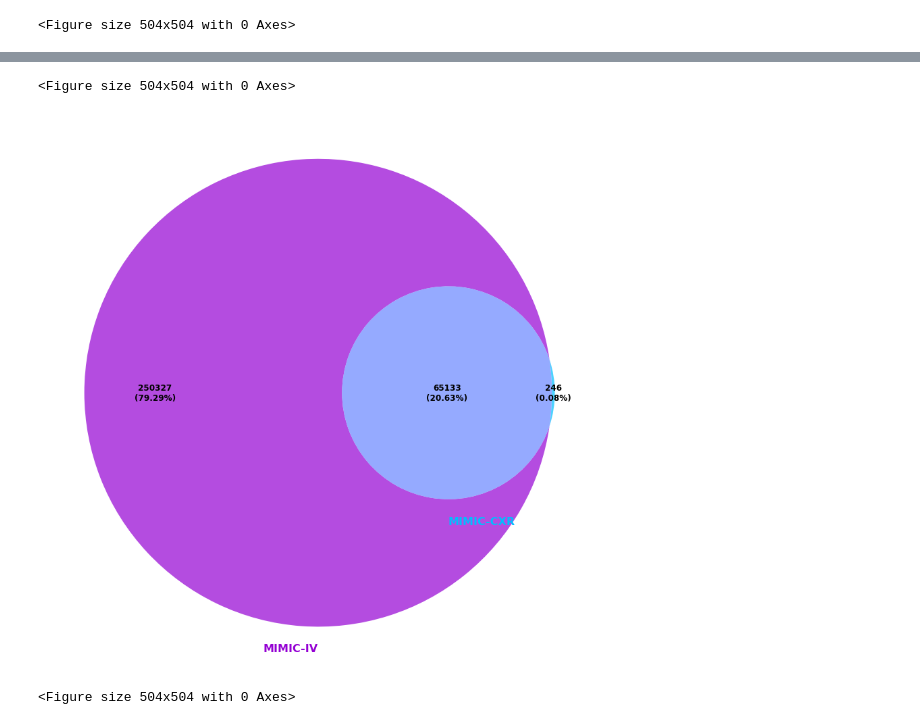
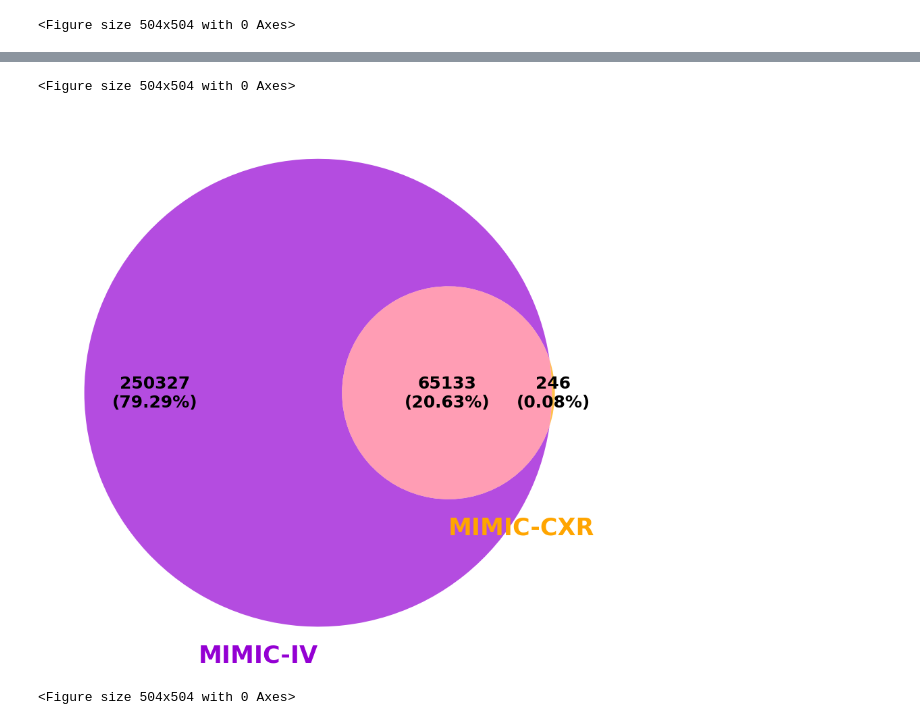
Before and after one commit to ChihchengHsieh/multimodal-abnormalities-detection, a Jupyter notebook: [DA] datasets_intersectinos.ipynb, the cells around one changed output, grey strips where cells are left out. Drawn from its saved outputs; the diff is of its cells as text; code cells hidden in the pictures.

```diff
--- a/[DA] datasets_intersectinos.ipynb
+++ b/[DA] datasets_intersectinos.ipynb
@@ -68,3 +68,42 @@ plt.figure(figsize=(7, 7))
 <Figure size 504x504 with 0 Axes>
 [figure]
 <Figure size 504x504 with 0 Axes>
+# %%
+sets = [set(triage_patients), set(cxr_patients)]
+colors = ["deepskyblue", "orange"]
+labels = ["MIMIC-IV ED", "MIMIC-CXR"]
+# colors = ['purple', 'skyblue']
+
+total = len(set(triage_patients).union(set(cxr_patients)))
+
+plt.figure(figsize=(15, 15))
+ax = plt.gca()
+v = venn2(
+    subsets=sets,
+    set_labels=labels,
+    ax=ax,
+    set_colors=colors,
+    alpha=0.7,
+    subset_label_formatter=lambda x: str(x) + "\n(" + f"{(x/total):1.2%}" + ")" if not x==0 else""
+    # subset_label_formatter=lambda x: f"{(x/total):1.0%}",
+)
+i = 0
+for text in v.set_labels:
+    if not text is None:
+        text.set_color(colors[i])
+        i += 1
+        text.set_fontsize(35)
+        text.set_fontweight("bold")
+
+v.subset_labels[0]._x -= 0.14
+
+for text in v.subset_labels:
+    if not text is None:
+        # text.set_color("white")
+        text.set_fontsize(25)
+        text.set_fontweight("bold")
+
+
+
+
+plt.figure(figsize=(7, 7))
@@ -71,6 +114,6 @@ plt.figure(figsize=(7, 7))
 # %%
 sets = [set(mimic_patients), set(cxr_patients)]
-colors = ["darkviolet", "deepskyblue"]
+colors = ["darkviolet", "orange"]
 labels = ["MIMIC-IV", "MIMIC-CXR"]
 # colors = ['purple', 'skyblue']
 
@@ -80,34 +123,34 @@ plt.figure(figsize=(15, 15))
 ax = plt.gca()
 v = venn2(
     subsets=sets,
     set_labels=labels,
     ax=ax,
     set_colors=colors,
     alpha=0.7,
     subset_label_formatter=lambda x: str(x) + "\n(" + f"{(x/total):1.2%}" + ")" if not x==0 else""
     # subset_label_formatter=lambda x: f"{(x/total):1.0%}",
 )
 i = 0
 for text in v.set_labels:
     if not text is None:
         text.set_color(colors[i])
         i += 1
-        text.set_fontsize(16)
+        text.set_fontsize(35)
         text.set_fontweight("bold")
 
 v.subset_labels[0]._x -= 0.14
 
 for text in v.subset_labels:
     if not text is None:
         # text.set_color("white")
-        text.set_fontsize(12)
+        text.set_fontsize(25)
         text.set_fontweight("bold")
 
 
 
 plt.figure(figsize=(7, 7))
 # venn2([set(mimic_patients), set(triage_patients)], set_labels=("MIMIC-IV", "MIMIC-IV ED"), set_colors=('purple', 'skyblue'), alpha=0.7)
 # %% [output]
 <Figure size 504x504 with 0 Axes>
-[figure, old version]
+[figure, new version]
 <Figure size 504x504 with 0 Axes>
```
Also changed, not shown: parts of 1 cell of this notebook, 10 other files.
